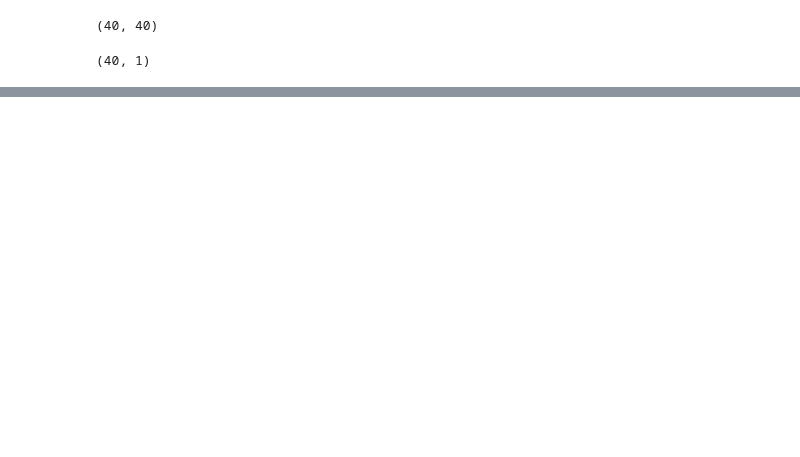
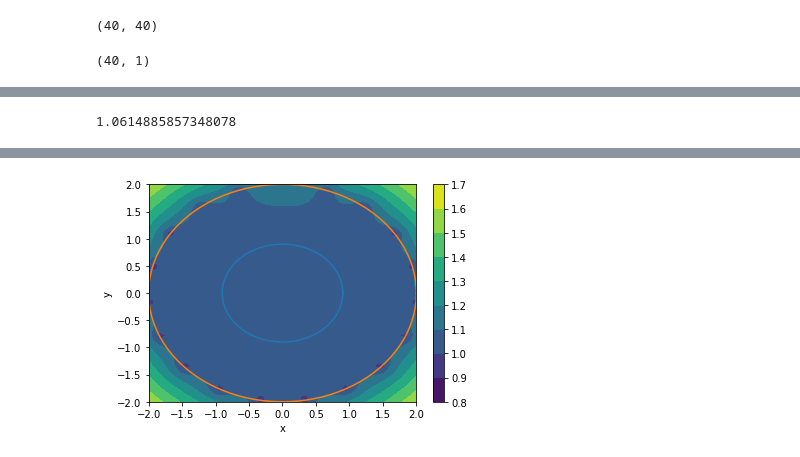
Before and after one commit to BohdanBuhrii/Linear-Integral-Equations, a Jupyter notebook: Program/Collocation.ipynb, the cells around one changed output, grey strips where cells are left out. Saved outputs shown, nothing was run; the diff lists cells and outputs as text; code cells hidden in the pictures; blank space fills up the shorter version.

```diff
--- a/Program/Collocation.ipynb
+++ b/Program/Collocation.ipynb
@@ -293,11 +223,17 @@ $$
 # %%
-G4 = collocate(K22, term=lambda j, x: -np.pi * basicFunction(j, x) / LA.norm(dx2(x)))
-# for i in range(n):
-#   for j in range(n):
+G4 = np.zeros((n,n)).tolist()
+for i in range(n):
+    for j in range(n):
 
-#     Kxi_li= lambda s: K22(xx[i], s) * basicFunction(j, s)
+        term = lambda j, x: np.pi * basicFunction(j, x) / (LA.norm(dx2(x)))
+        Kxi_li = lambda s: K22(xx[i], s) * basicFunction(j, s)
 
-#     (integral, err) = integrate.quad(Kxi_li, a, b)
+        if (j == 0):
+            (quad, err) = integrate.quad(Kxi_li, xx[j], xx[j + 1])
+        elif (j == n - 1):
+            (quad, err) = integrate.quad(Kxi_li, xx[j - 1], xx[j])
+        else:
+            (quad, err) = integrate.quad(Kxi_li, xx[j - 1], xx[j + 1])
 
-#     G4[i][j] = integral - np.pi * basicFunction(j, xx[i]) / LA.norm(dx2(xx[i]))
+        G4[i][j] = quad + term(j, xx[i])
 # %%
@@ -407,38 +282,34 @@ print(u_approx([3, 0]))
+# %%
+print(u_approx([1.25, 0]))
+# %% [output]
+1.0614885857348078
 # %%
-xxx = np.linspace(0, 2*np.pi, 100)
-yyy = np.linspace(0, 2*np.pi, 100)
+n_ = 50
 
-xxxx=np.linspace(-r2, r2, 100)
-zzzz=np.linspace(0, r2, 100)
-Xc, Zc=np.meshgrid(xxxx, zzzz)
-Yc = np.sqrt(1-Xc**2)
+x = np.linspace(-r2, r2, n_)
+y = np.linspace(-r2, r2, n_)
 
-a_ = -r2
-b_ = r2
-n_ = 20
-
-x = np.linspace(a_, b_, n_)
-y = np.linspace(a_, b_, n_)
 xx_, yy_ = np.meshgrid(x, y)
-
-u_approx([0, 0])
-
 zz_ = np.zeros([n_, n_])
 
 for i, x_ in enumerate(x):
     for j, y_ in enumerate(y):
         zz_[i][j] = u_approx([x[i], y[j]])
 
+# Draw contour
 fig_contour,ax=plt.subplots(1,1)
+cp = ax.contourf(xx_, yy_, zz_)
+fig_contour.colorbar(cp) # Add a colorbar to a plot
+
+# Draw curves
+xxx = np.linspace(0, 2*np.pi, 100)
+yyy = np.linspace(0, 2*np.pi, 100)
 
 ax.plot(x1(xxx)[0], x1(xxx)[1])
 ax.plot(x2(xxx)[0], x2(xxx)[1])
 
+ax.set_xlabel('x')
+ax.set_ylabel('y')
 
-cp = ax.contourf(xx_, yy_, zz_)
-fig_contour.colorbar(cp) # Add a colorbar to a plot
-ax.set_title('Filled Contours Plot')
-#ax.set_xlabel('x (cm)')
-ax.set_ylabel('y (cm)')
 plt.show()
 # %% [output]
@@ -447,2 +316,3 @@ plt.show()
+[figure, added]
 # %%
 %matplotlib notebook
```
Also changed, not shown: parts of 29 cells of this notebook, 2 other files.
